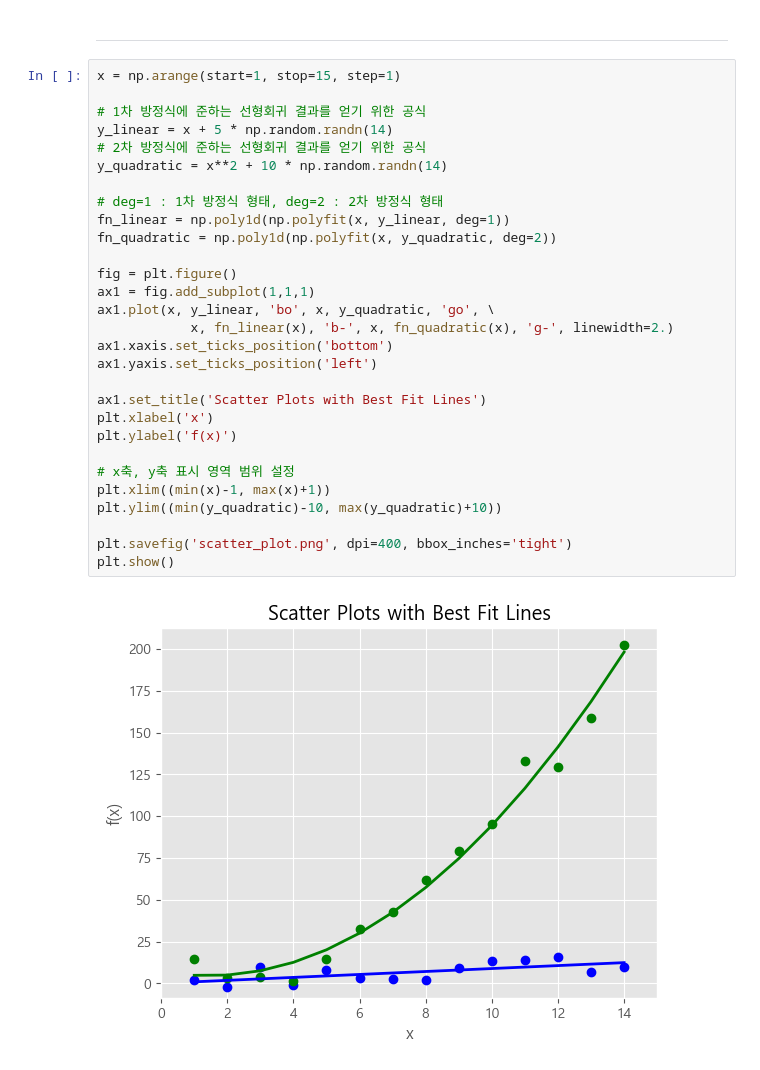
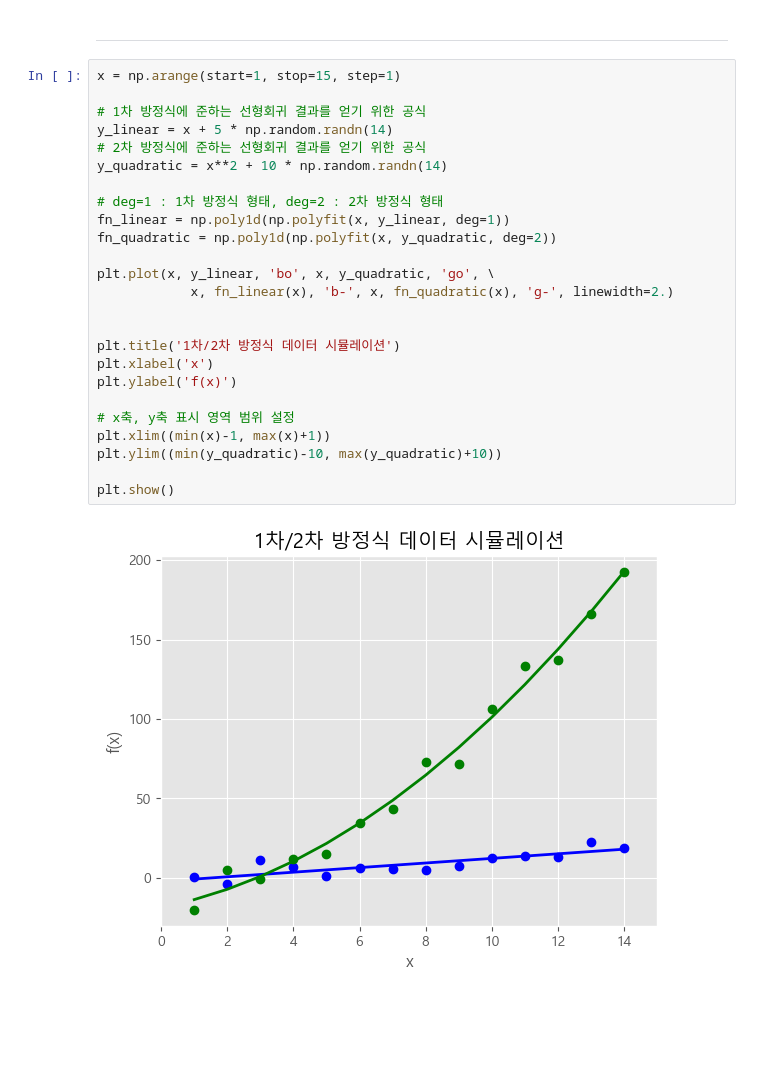
Before and after one commit to epata94/NewDataScience, a Jupyter notebook: 02_ETL/02_Visualization/09_데이터생성_응용.ipynb, the cells around one changed output. Drawn from its saved outputs; the diff is of its cells as text; blank space fills up the shorter version.

```diff
--- a/02_ETL/02_Visualization/09_데이터생성_응용.ipynb
+++ b/02_ETL/02_Visualization/09_데이터생성_응용.ipynb
@@ -78,34 +78,30 @@ plt.show()
 # %%
 x = np.arange(start=1, stop=15, step=1)
 
 # 1차 방정식에 준하는 선형회귀 결과를 얻기 위한 공식
 y_linear = x + 5 * np.random.randn(14)
 # 2차 방정식에 준하는 선형회귀 결과를 얻기 위한 공식
 y_quadratic = x**2 + 10 * np.random.randn(14)
 
 # deg=1 : 1차 방정식 형태, deg=2 : 2차 방정식 형태
 fn_linear = np.poly1d(np.polyfit(x, y_linear, deg=1))
 fn_quadratic = np.poly1d(np.polyfit(x, y_quadratic, deg=2))
 
-fig = plt.figure()
-ax1 = fig.add_subplot(1,1,1)
-ax1.plot(x, y_linear, 'bo', x, y_quadratic, 'go', \
+plt.plot(x, y_linear, 'bo', x, y_quadratic, 'go', \
 			x, fn_linear(x), 'b-', x, fn_quadratic(x), 'g-', linewidth=2.)
-ax1.xaxis.set_ticks_position('bottom')
-ax1.yaxis.set_ticks_position('left')
 
-ax1.set_title('Scatter Plots with Best Fit Lines')
+
+plt.title('1차/2차 방정식 데이터 시뮬레이션')
 plt.xlabel('x')
 plt.ylabel('f(x)')
 
 # x축, y축 표시 영역 범위 설정
 plt.xlim((min(x)-1, max(x)+1))
 plt.ylim((min(y_quadratic)-10, max(y_quadratic)+10))
 
-plt.savefig('scatter_plot.png', dpi=400, bbox_inches='tight')
 plt.show()
 # %% [output]
-[figure, old version]
+[figure, new version]
 # %%
 DATA_LIMIT = 36
 
```
Also changed, not shown: parts of 4 cells of this notebook, 10 other files.
